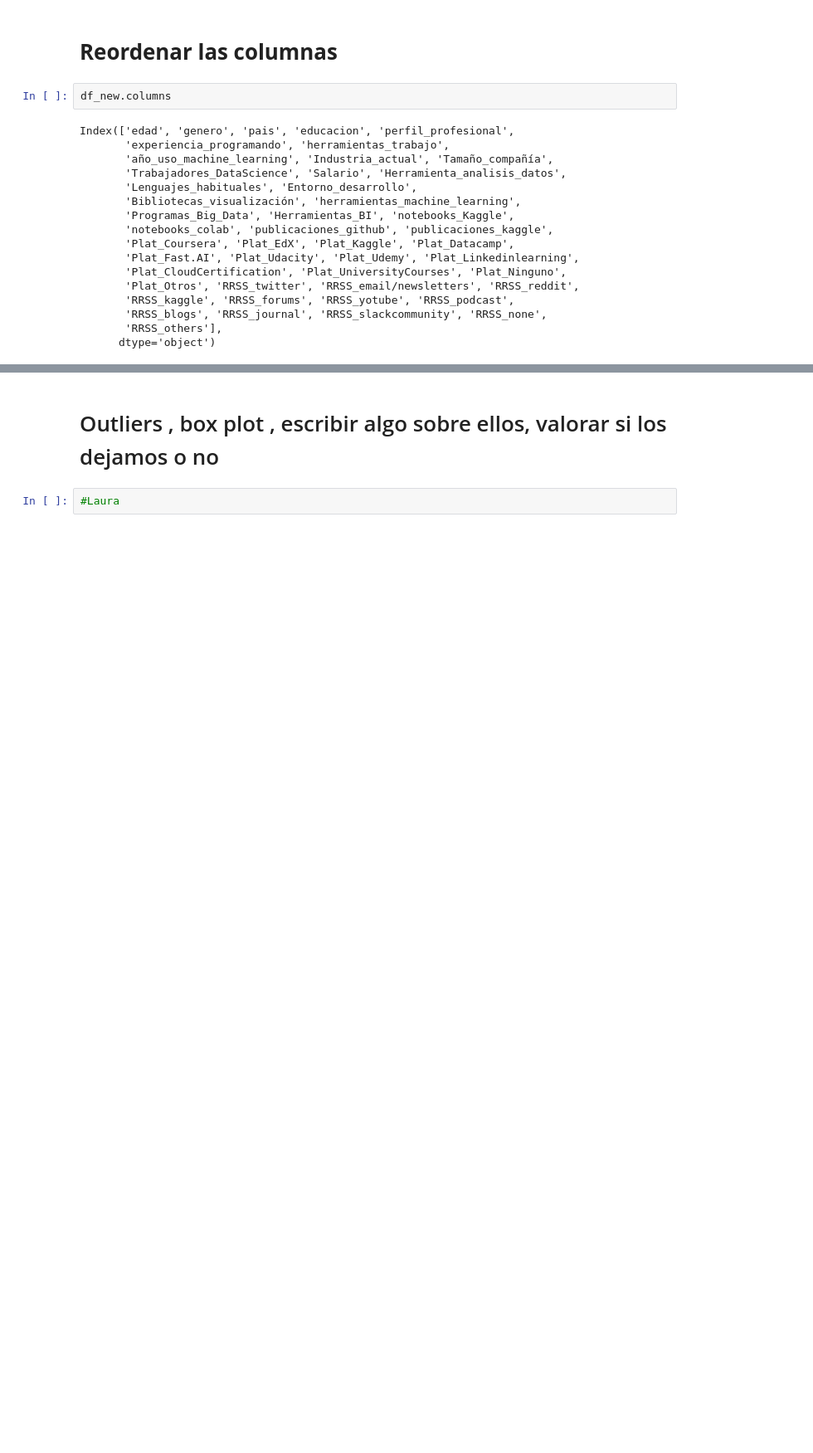
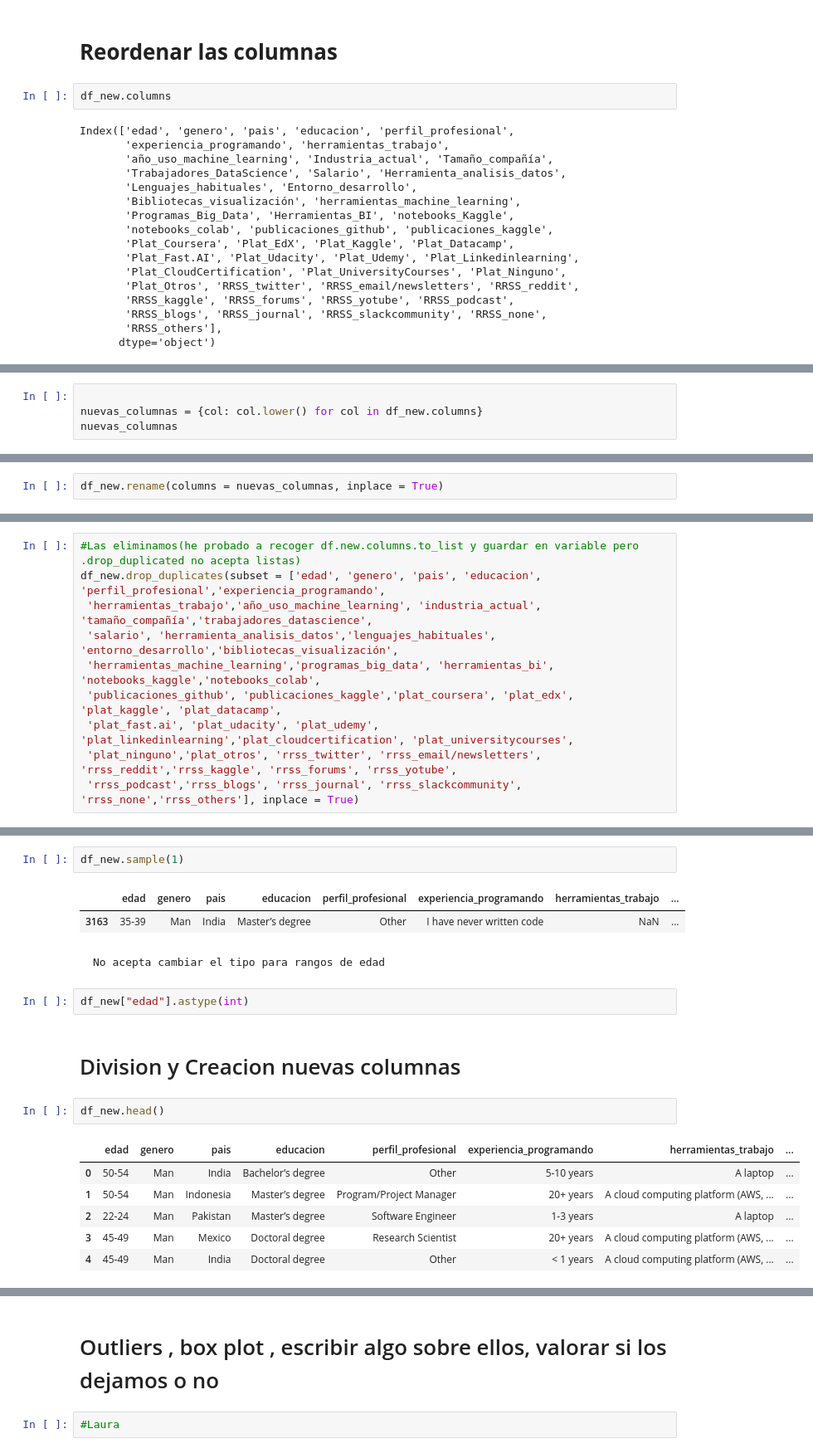
Before and after one commit to Adalab/project-da-promo-A-module-2-team-2, a Jupyter notebook: Proyecto 2- guarrillo.ipynb, the cells around one changed output, grey strips where cells are left out. Shown: that part at 83% size. Drawn from its saved outputs; the diff is of its cells as text; blank space fills up the shorter version.

```diff
--- a/Proyecto 2- guarrillo.ipynb
+++ b/Proyecto 2- guarrillo.ipynb
@@ -415,0 +403,4 @@ def caracteristicas():
+# %%
+
+nuevas_columnas = {col: col.lower() for col in df_new.columns}
+nuevas_columnas
@@ -415,0 +425,2 @@ def caracteristicas():
+# %%
+df_new.rename(columns = nuevas_columnas, inplace = True)
@@ -417,0 +496,10 @@ def caracteristicas():
+# %%
+#Las eliminamos(he probado a recoger df.new.columns.to_list y guardar en variable pero .drop_duplicated no acepta listas)
+df_new.drop_duplicates(subset = ['edad', 'genero', 'pais', 'educacion', 'perfil_profesional','experiencia_programando',
+ 'herramientas_trabajo','año_uso_machine_learning', 'industria_actual', 'tamaño_compañía','trabajadores_datascience',
+ 'salario', 'herramienta_analisis_datos','lenguajes_habituales', 'entorno_desarrollo','bibliotecas_visualización',
+ 'herramientas_machine_learning','programas_big_data', 'herramientas_bi', 'notebooks_kaggle','notebooks_colab',
+ 'publicaciones_github', 'publicaciones_kaggle','plat_coursera', 'plat_edx', 'plat_kaggle', 'plat_datacamp',
+ 'plat_fast.ai', 'plat_udacity', 'plat_udemy', 'plat_linkedinlearning','plat_cloudcertification', 'plat_universitycourses',
+ 'plat_ninguno','plat_otros', 'rrss_twitter', 'rrss_email/newsletters', 'rrss_reddit','rrss_kaggle', 'rrss_forums', 'rrss_yotube',
+ 'rrss_podcast','rrss_blogs', 'rrss_journal', 'rrss_slackcommunity', 'rrss_none','rrss_others'], inplace = True)
@@ -417,0 +576,20 @@ def caracteristicas():
+# %%
+df_new.sample(1)
+# %% [output]
+|  | edad | genero | pais | educacion | perfil_profesional | experiencia_programando | herramientas_trabajo | ... |
+| 3163 | 35-39 | Man | India | Master’s degree | Other | I have never written code | NaN | ... |
+# %% [markdown]
+    No acepta cambiar el tipo para rangos de edad
+# %%
+df_new["edad"].astype(int)
+# %% [markdown]
+# Division y Creacion nuevas columnas
+# %%
+df_new.head()
+# %% [output]
+|  | edad | genero | pais | educacion | perfil_profesional | experiencia_programando | herramientas_trabajo | ... |
+| 0 | 50-54 | Man | India | Bachelor’s degree | Other | 5-10 years | A laptop | ... |
+| 1 | 50-54 | Man | Indonesia | Master’s degree | Program/Project Manager | 20+ years | A cloud computing platform (AWS, ... | ... |
+| 2 | 22-24 | Man | Pakistan | Master’s degree | Software Engineer | 1-3 years | A laptop | ... |
+| 3 | 45-49 | Man | Mexico | Doctoral degree | Research Scientist | 20+ years | A cloud computing platform (AWS, ... | ... |
+| 4 | 45-49 | Man | India | Doctoral degree | Other | < 1 years | A cloud computing platform (AWS, ... | ... |
```
Also changed, not shown: parts of 40 cells of this notebook.
